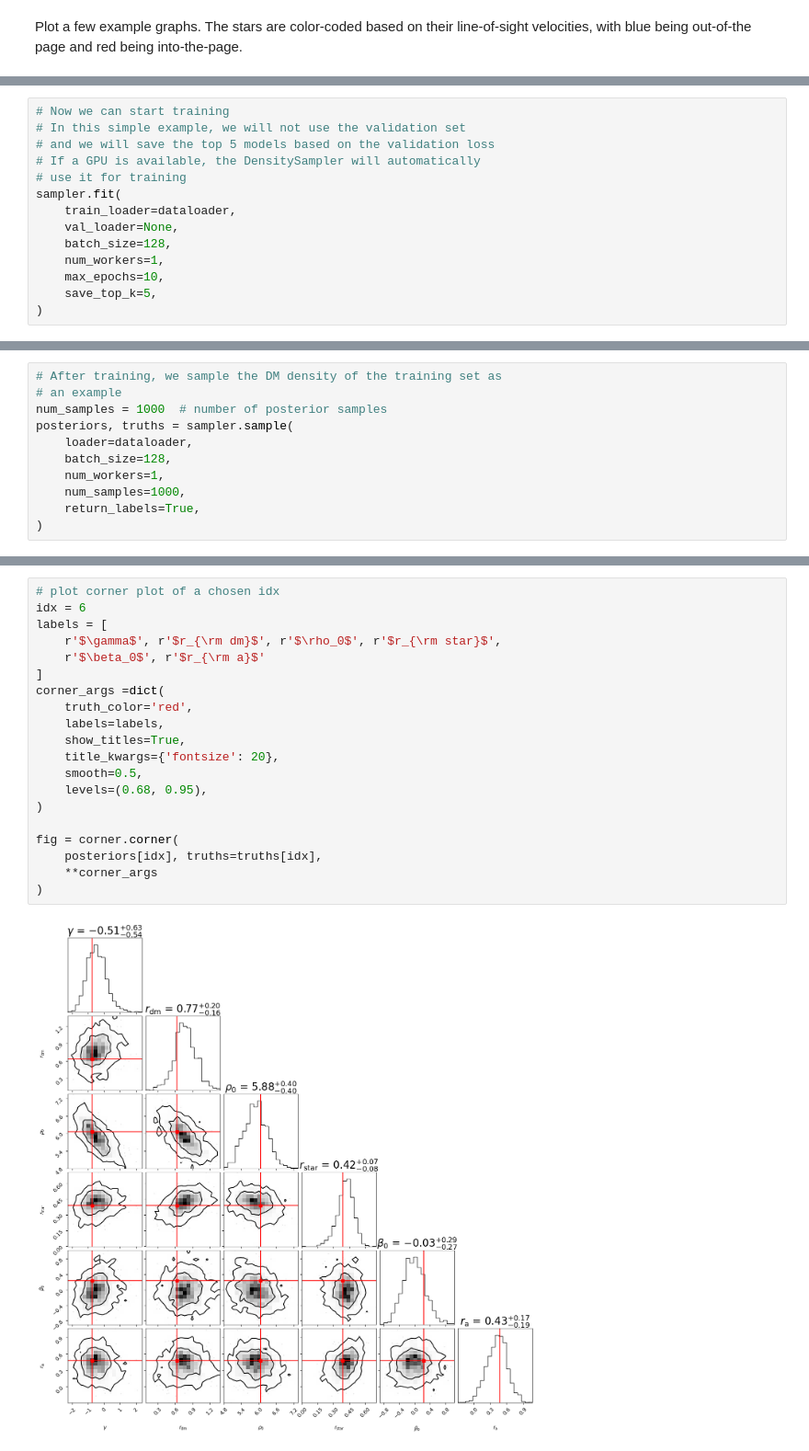
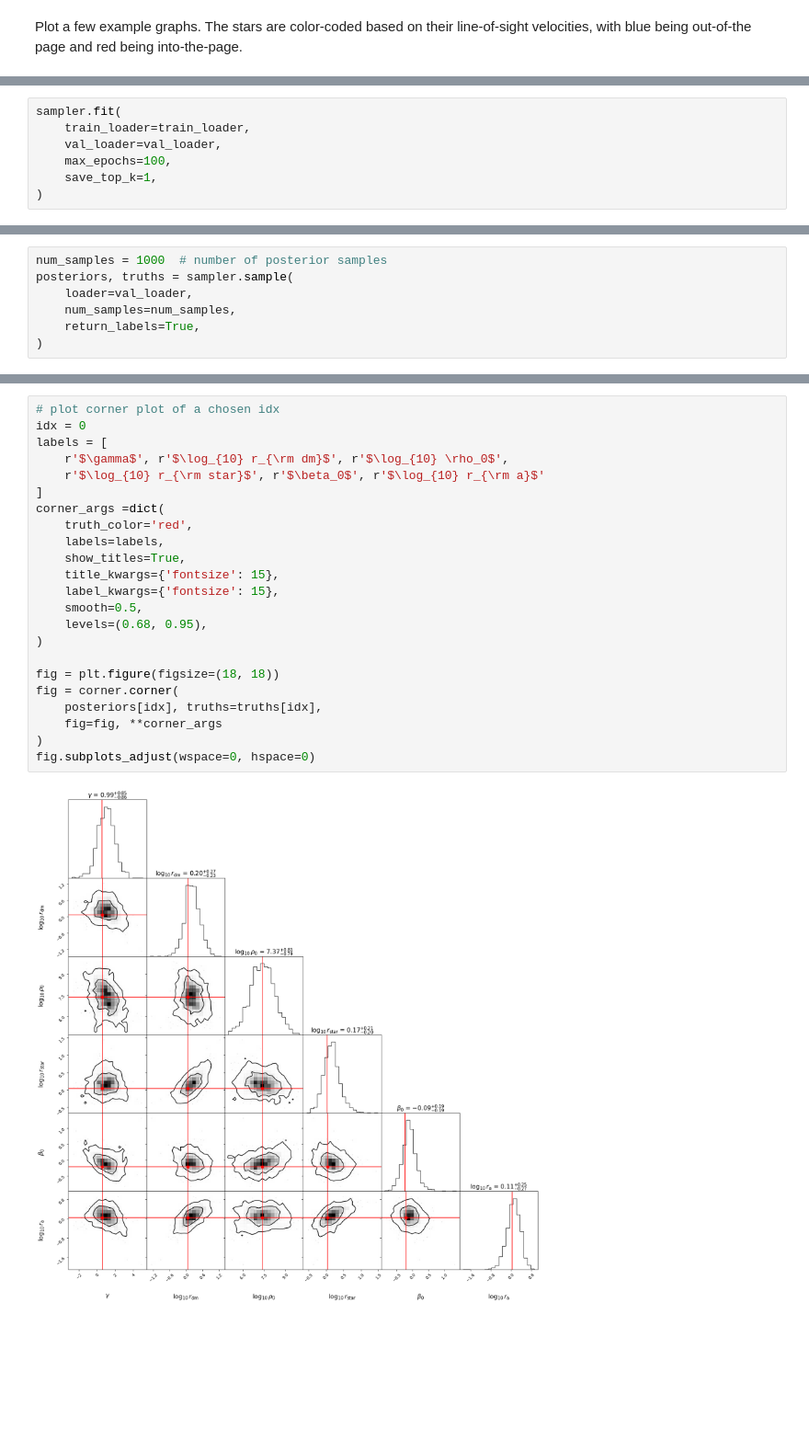
Before and after one commit to trivnguyen/JeansGNN, a Jupyter notebook: tutorials/example_training.ipynb, the cells around one changed output, grey strips where cells are left out. Shown at 92% size. Cells and saved outputs as stored; diff of their text form; blank space fills up the shorter version.

Commit message:
finish training tutorial; add example dataset

```diff
--- a/tutorials/example_training.ipynb
+++ b/tutorials/example_training.ipynb
@@ -204,16 +238,2 @@ sampler = jgnn.density_sampler.DensitySampler(
     resume=False
 )
-# %%
-# Now we can start training
-# In this simple example, we will not use the validation set
-# and we will save the top 5 models based on the validation loss
-# If a GPU is available, the DensitySampler will automatically
-# use it for training
-sampler.fit(
-    train_loader=dataloader,
-    val_loader=None,
-    batch_size=128,
-    num_workers=1,
-    max_epochs=10,
-    save_top_k=5,
-)
@@ -235,0 +248,7 @@ LOCAL_RANK: 0 - CUDA_VISIBLE_DEVICES: [0]
+# %%
+sampler.fit(
+    train_loader=train_loader,
+    val_loader=val_loader,
+    max_epochs=100,
+    save_top_k=1,
+)
@@ -236,11 +285,7 @@ LOCAL_RANK: 0 - CUDA_VISIBLE_DEVICES: [0]
 # %%
-# After training, we sample the DM density of the training set as
-# an example
 num_samples = 1000  # number of posterior samples
 posteriors, truths = sampler.sample(
-    loader=dataloader,
-    batch_size=128,
-    num_workers=1,
-    num_samples=1000,
+    loader=val_loader,
+    num_samples=num_samples,
     return_labels=True,
 )
@@ -247,22 +299,25 @@ posteriors, truths = sampler.sample(
 # %%
 # plot corner plot of a chosen idx
-idx = 6
+idx = 0
 labels = [
-    r'$\gamma$', r'$r_{\rm dm}$', r'$\rho_0$', r'$r_{\rm star}$',
-    r'$\beta_0$', r'$r_{\rm a}$'
+    r'$\gamma$', r'$\log_{10} r_{\rm dm}$', r'$\log_{10} \rho_0$',
+    r'$\log_{10} r_{\rm star}$', r'$\beta_0$', r'$\log_{10} r_{\rm a}$'
 ]
 corner_args =dict(
     truth_color='red',
     labels=labels,
     show_titles=True,
-    title_kwargs={'fontsize': 20},
+    title_kwargs={'fontsize': 15},
+    label_kwargs={'fontsize': 15},
     smooth=0.5,
     levels=(0.68, 0.95),
 )
 
+fig = plt.figure(figsize=(18, 18))
 fig = corner.corner(
     posteriors[idx], truths=truths[idx],
-    **corner_args
+    fig=fig, **corner_args
 )
+fig.subplots_adjust(wspace=0, hspace=0)
 # %% [output]
-[figure, old version]
+[figure, new version]
```
Also changed, not shown: parts of 20 cells of this notebook, 1 other file.
